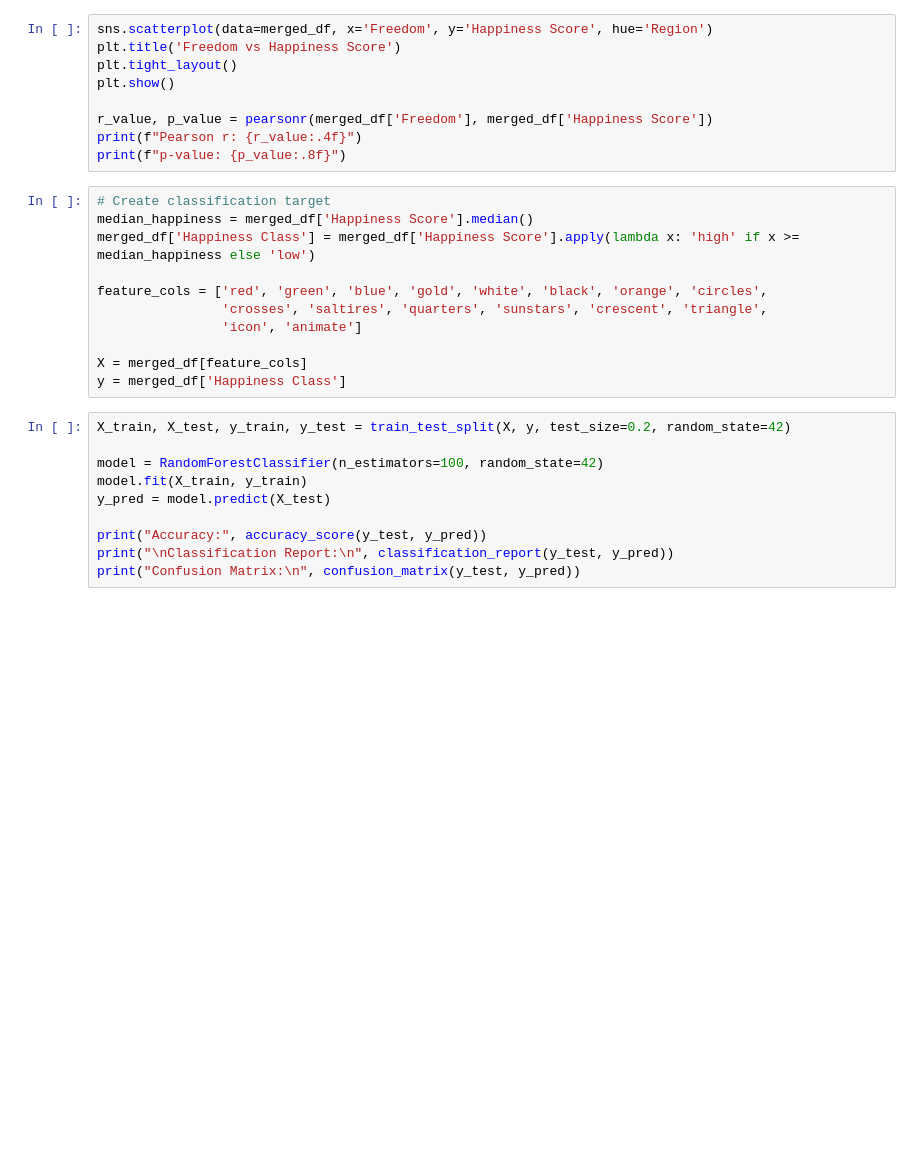
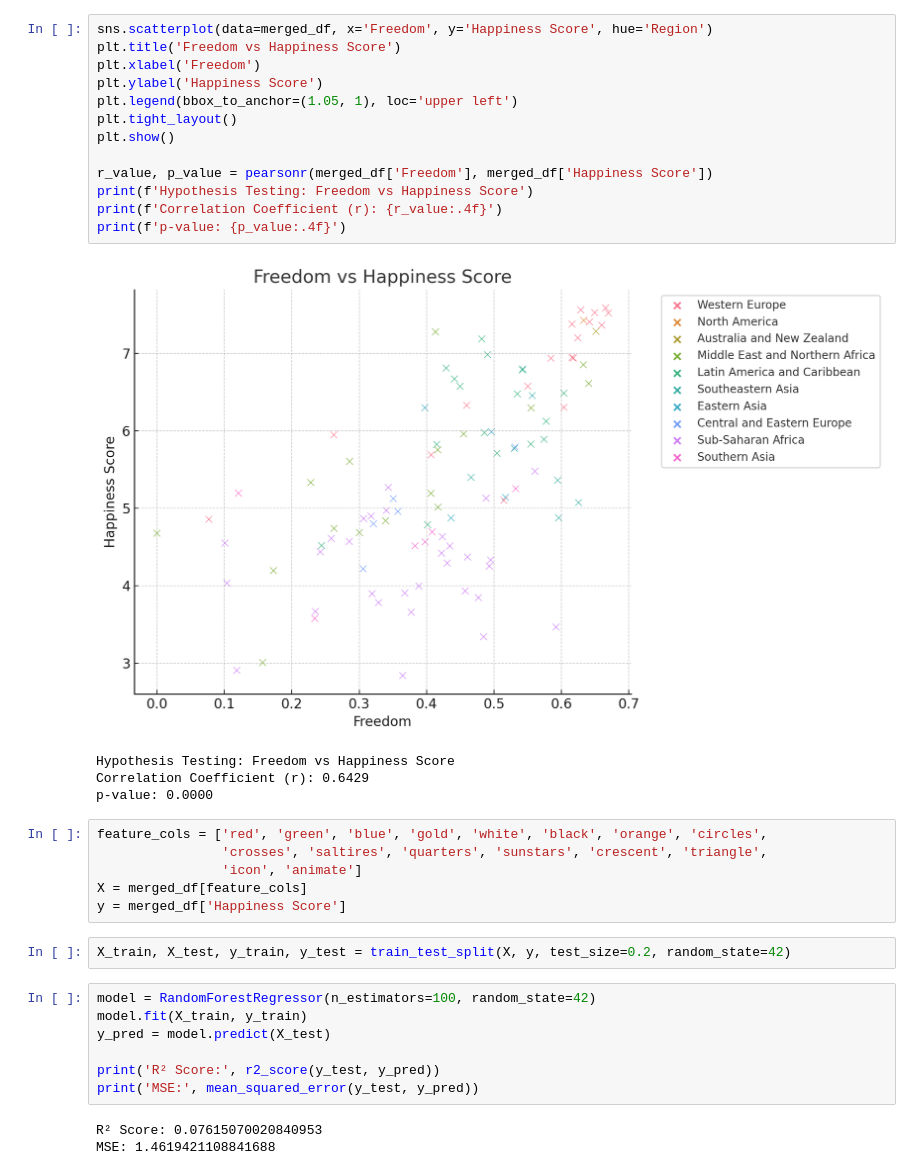
Before and after one commit to zeynepdeniztr/Countries-Flags-and-Happiness, a Jupyter notebook: main.ipynb, the cells around one changed output. Saved outputs shown, nothing was run; the diff lists cells and outputs as text; blank space fills up the shorter version.

```diff
--- a/main.ipynb
+++ b/main.ipynb
@@ -54,31 +67,37 @@ plt.show()
 # %%
 sns.scatterplot(data=merged_df, x='Freedom', y='Happiness Score', hue='Region')
 plt.title('Freedom vs Happiness Score')
+plt.xlabel('Freedom')
+plt.ylabel('Happiness Score')
+plt.legend(bbox_to_anchor=(1.05, 1), loc='upper left')
 plt.tight_layout()
 plt.show()
 
 r_value, p_value = pearsonr(merged_df['Freedom'], merged_df['Happiness Score'])
-print(f"Pearson r: {r_value:.4f}")
-print(f"p-value: {p_value:.8f}")
+print(f'Hypothesis Testing: Freedom vs Happiness Score')
+print(f'Correlation Coefficient (r): {r_value:.4f}')
+print(f'p-value: {p_value:.4f}')
+# %% [output]
+[figure, added]
+Hypothesis Testing: Freedom vs Happiness Score
+Correlation Coefficient (r): 0.6429
+p-value: 0.0000
 # %%
-# Create classification target
-median_happiness = merged_df['Happiness Score'].median()
-merged_df['Happiness Class'] = merged_df['Happiness Score'].apply(lambda x: 'high' if x >= median_happiness else 'low')
-
 feature_cols = ['red', 'green', 'blue', 'gold', 'white', 'black', 'orange', 'circles',
                 'crosses', 'saltires', 'quarters', 'sunstars', 'crescent', 'triangle',
                 'icon', 'animate']
-
 X = merged_df[feature_cols]
-y = merged_df['Happiness Class']
+y = merged_df['Happiness Score']
+# %%
+X_train, X_test, y_train, y_test = train_test_split(X, y, test_size=0.2, random_state=42)
 # %%
-X_train, X_test, y_train, y_test = train_test_split(X, y, test_size=0.2, random_state=42)
-
-model = RandomForestClassifier(n_estimators=100, random_state=42)
+model = RandomForestRegressor(n_estimators=100, random_state=42)
 model.fit(X_train, y_train)
 y_pred = model.predict(X_test)
 
-print("Accuracy:", accuracy_score(y_test, y_pred))
-print("\nClassification Report:\n", classification_report(y_test, y_pred))
-print("Confusion Matrix:\n", confusion_matrix(y_test, y_pred))
+print('R² Score:', r2_score(y_test, y_pred))
+print('MSE:', mean_squared_error(y_test, y_pred))
+# %% [output]
+R² Score: 0.07615070020840953
+MSE: 1.4619421108841688
 # %%
```
Also changed, not shown: parts of 9 cells of this notebook.
